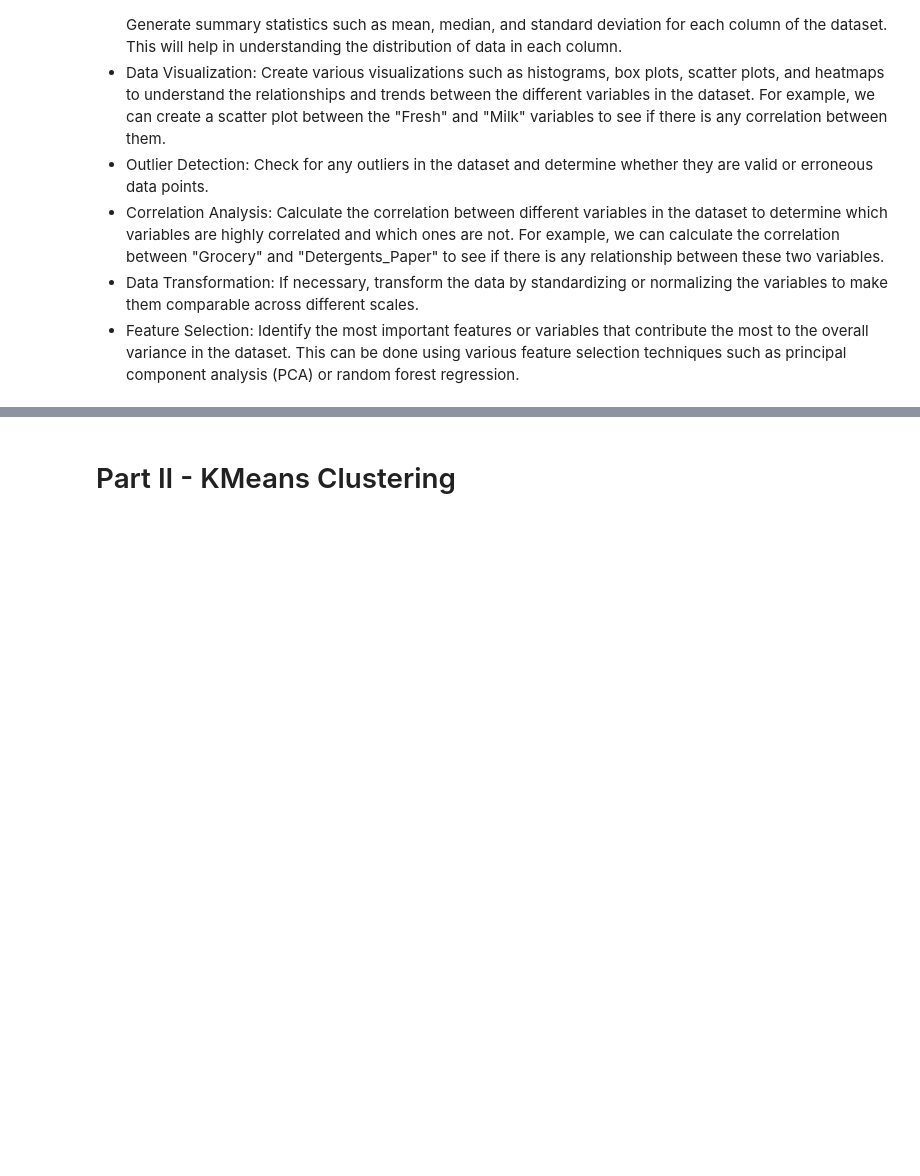
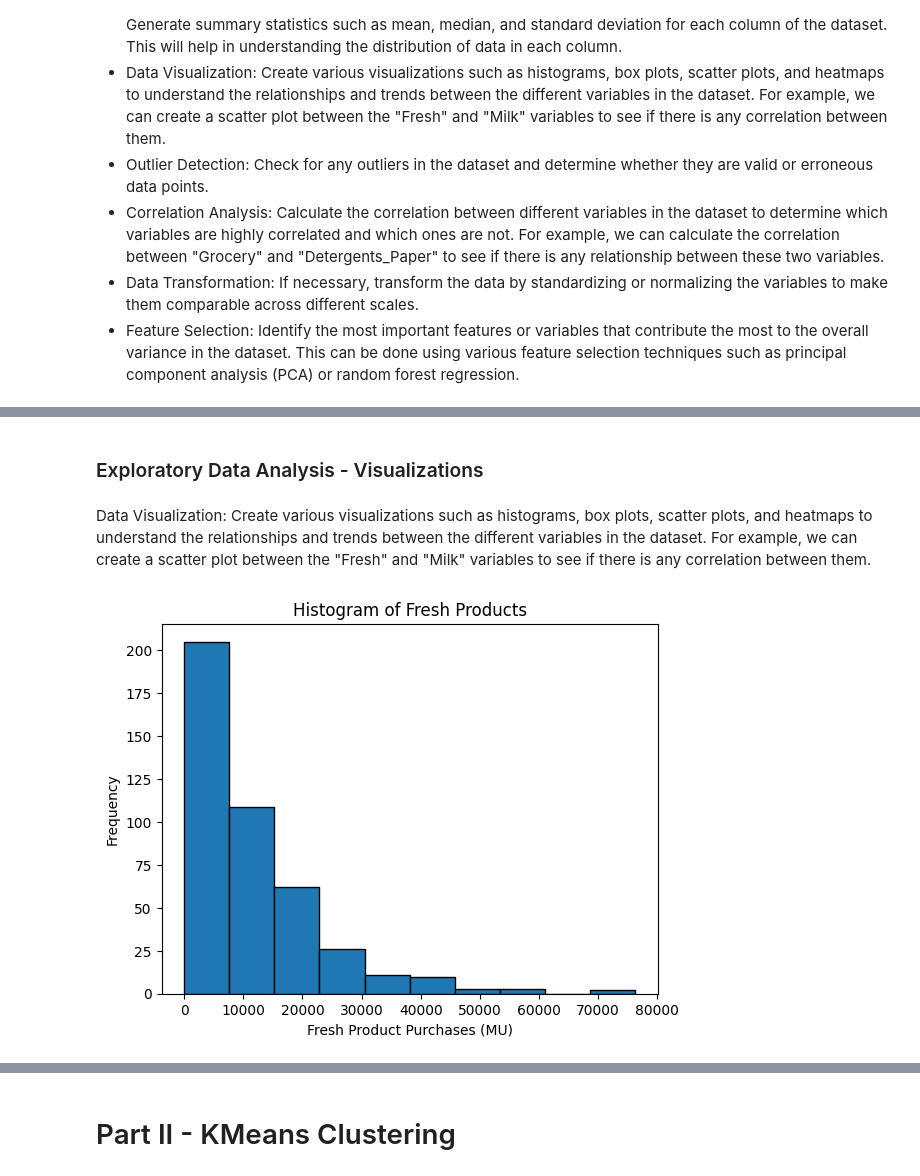
Before and after one commit to kennethpwall1/LHL-Unsupervised-Machine-Learning, a Jupyter notebook: MachineLearning_UnSupervised_WallKen.ipynb, the cells around one changed output, grey strips where cells are left out. Cells and saved outputs as stored; diff of their text form; code cells hidden in the pictures; blank space fills up the shorter version.

```diff
--- a/MachineLearning_UnSupervised_WallKen.ipynb
+++ b/MachineLearning_UnSupervised_WallKen.ipynb
@@ -19,0 +24,4 @@ Data Description: Generate summary statistics such as mean, median, and standard
+# %%
+
+data = pd.read_csv('Wholesale_Data.csv')
+data
@@ -19,0 +248,8 @@ Data Description: Generate summary statistics such as mean, median, and standard
+# %%
+data = data[(data['Fresh'] < 100000) &
+            (data['Milk'] < 70000) &
+            (data['Grocery'] < 90000) &
+            (data['Frozen'] < 60000) &
+            (data['Detergents_Paper'] < 38000) &
+            (data['Delicassen'] < 10000)
+            ]
@@ -19,0 +272,4 @@ Data Description: Generate summary statistics such as mean, median, and standard
+# %% [markdown]
+### Exploratory Data Analysis - Visualizations
+# %% [markdown]
+Data Visualization: Create various visualizations such as histograms, box plots, scatter plots, and heatmaps to understand the relationships and trends between the different variables in the dataset. For example, we can create a scatter plot between the "Fresh" and "Milk" variables to see if there is any correlation between them.
@@ -19,0 +281,13 @@ Data Description: Generate summary statistics such as mean, median, and standard
+# %%
+# Create the histogram
+plt.hist(data['Fresh'], bins=10, edgecolor='black')
+
+# Add titles and labels
+plt.title('Histogram of Fresh Products')
+plt.xlabel('Fresh Product Purchases (MU)')
+plt.ylabel('Frequency')
+
+# Display the histogram
+plt.show()
+# %% [output]
+[figure, added]
```
Also changed, not shown: parts of 86 cells of this notebook, 1 other file.
